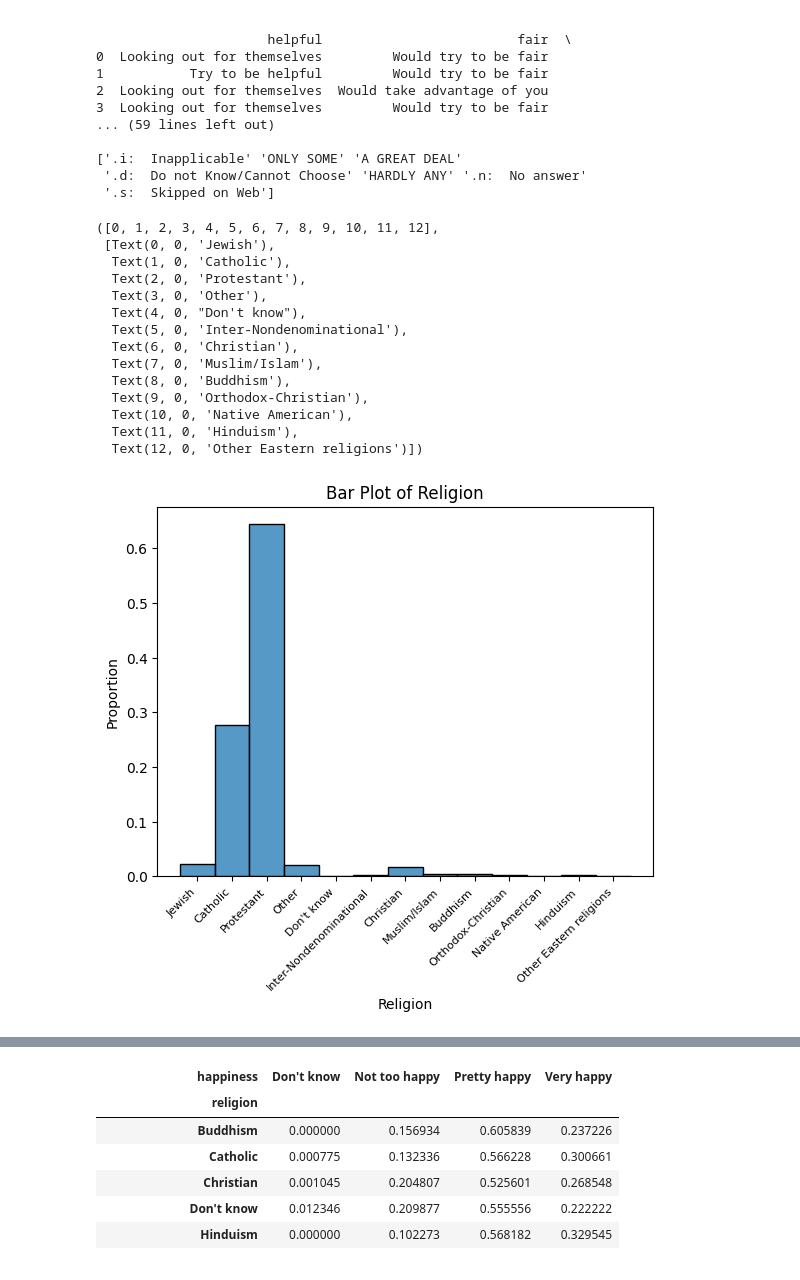
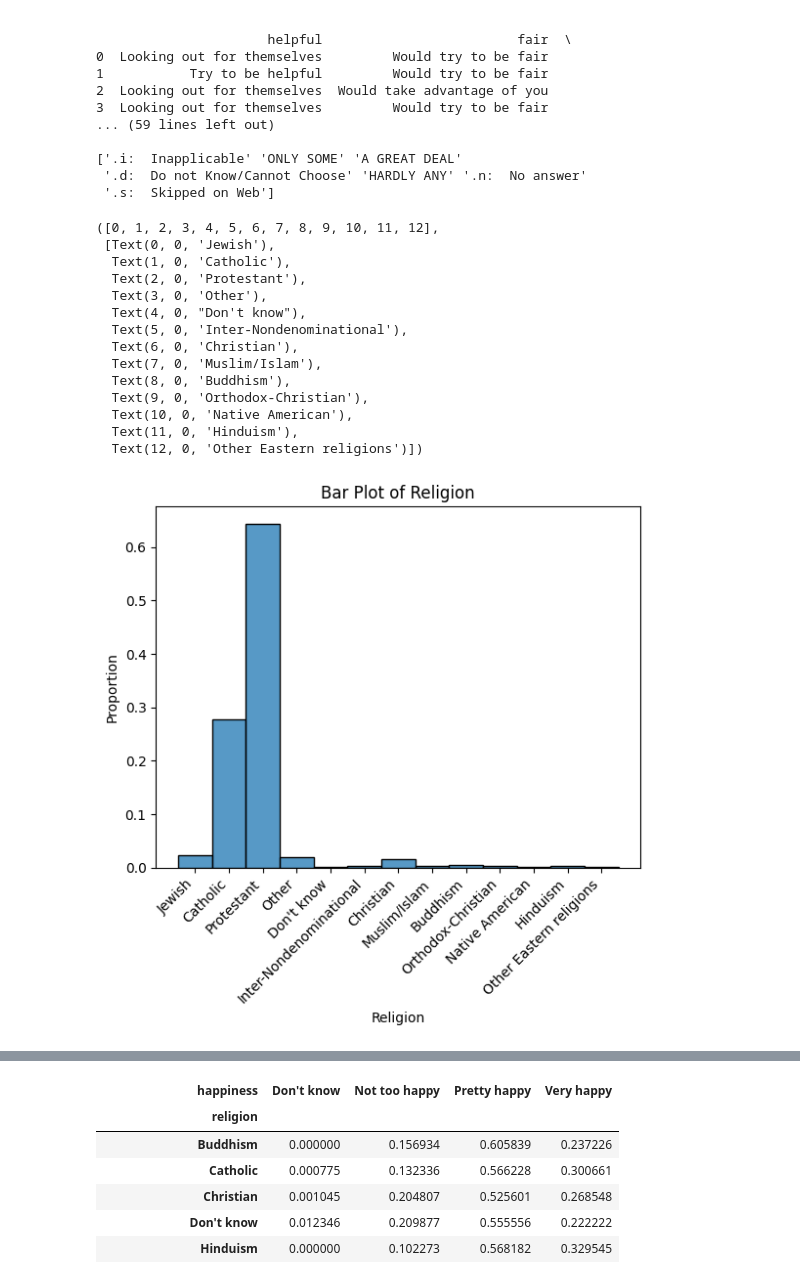
Before and after one commit to siwenliao/EDA, a Jupyter notebook: lab/extra_credit.ipynb, the cells around one changed output, grey strips where cells are left out. Saved outputs shown, nothing was run; the diff lists cells and outputs as text; code cells hidden in the pictures.

```diff
--- a/lab/extra_credit.ipynb
+++ b/lab/extra_credit.ipynb
@@ -67,25 +67,25 @@ df = df.rename(columns = {'relig': 'religion',
                           'hapmar': 'happiness_marriage',
                           'consci': 'conf_in_science'})
 
-# Printing the beginning and end of the dataset to understand what needs
-# to be cleaned
+# Printing the beginning and end of the dataset to understand what needs to be cleaned
 print(df.head(),'\n')
 print(df.tail(),'\n')
 
-# Printing the unique values of the variable to understand how dirty
-# the data is
+# Printing the unique values of the variable to understand how dirty the data is
 
-# Here, inapplicable may mean that someone is religious, hence it is not considered
-# a missing value. Similar idea with "I don't know."
+# Here, inapplicable may mean that someone is religious, hence it is not considered a missing value.
+# Similar idea with "I don't know" as confusion has meaning.
 
 print(df['religion'].unique(),'\n')
 df['religion'] = df['religion'].replace(['.n:  No answer', '.s:  Skipped on Web'],
                                         np.nan)
 df['religion'] = df['religion'].replace('.d:  Do not Know/Cannot Choose',
                                         "Don't know")
+df['religion'] = df['religion'].replace('.i:  Inapplicable', 'Inapplicable')
 
 
 # Repeating the process for other variables
+# "Inapplicable" and "I don't know" still has meaning
 print(df['religion_raised'].unique(),'\n')
 
 df['religion_raised'] = df['religion_raised'].replace([ '.n:  No answer',
@@ -97,7 +97,8 @@ df['religion_raised'] = df['religion_raised'].replace('.i:  Inapplicable',
                                                       'Inapplicable')
 
 print(df['happiness_marriage'].unique(),'\n')
-# Inapplicable may mean that someone is not married
+# Here, inapplicable may mean that someone is not married, so it still holds meaning
+# "I don't know" also holds meaning since someone can be confused with how they feel in their marriage
 df['happiness_marriage'] = df['happiness_marriage'].replace('.i:  Inapplicable',
                                                             'Inapplicable')
 df['happiness_marriage'] = df['happiness_marriage'].replace(['.n:  No answer',
@@ -106,10 +107,10 @@ df['happiness_marriage'] = df['happiness_marriage'].replace(['.n:  No answer',
 df['happiness_marriage'] = df['happiness_marriage'].replace('.d:  Do not Know/Cannot Choose',
                                                             "DON'T KNOW")
 
-# In the following variables, since happiness and views
-# on trust, helpfulness, etc. applies to everyone, and there is an option to
-# represent each level, responses that do not fall under a valid answer will
-# be replaced as NA's
+# In the following variables, since happiness and views on trust, helpfulness, etc. applies to everyone,
+# and there is an option to represent each level,
+# "Inapplicable" will be replaced with np.nan
+
 print(df['happiness'].unique(),'\n')
 df['happiness'] = df['happiness'].replace(['.n:  No answer', '.s:  Skipped on Web',
                                          '.i:  Inapplicable'],
@@ -118,7 +119,6 @@ df['happiness'] = df['happiness'].replace('.d:  Do not Know/Cannot Choose',
                                         "Don't know")
 
 print(df['helpful'].unique(),'\n')
-#
 df['helpful'] = df['helpful'].replace(['.n:  No answer', '.s:  Skipped on Web',
                                        '.y:  Not available in this year',
                                          '.i:  Inapplicable'],
@@ -142,7 +142,6 @@ df['fair'] = df['fair'].replace('.d:  Do not Know/Cannot Choose',
                                         "Don't know")
 
 print(df['conf_in_science'].unique(),'\n')
-
 df['conf_in_science'] = df['conf_in_science'].replace(['.n:  No answer',
                                                        '.s:  Skipped on Web',
                                                        '.i:  Inapplicable'],
@@ -170,21 +169,21 @@ df['conf_in_science'] = df['conf_in_science'].replace('.d:  Do not Know/Cannot C
 # %%
 import seaborn as sns
 bar_rel=sns.histplot(data=df,x='religion',stat='proportion')
 bar_rel.set(title='Bar Plot of Religion', xlabel = 'Religion', ylabel='Proportion')
-plt.xticks(rotation=45, ha='right', fontsize=8)
+plt.xticks(rotation=45, ha='right')
 # %% [output]
 ([0, 1, 2, 3, 4, 5, 6, 7, 8, 9, 10, 11, 12],
  [Text(0, 0, 'Jewish'),
   Text(1, 0, 'Catholic'),
   Text(2, 0, 'Protestant'),
   Text(3, 0, 'Other'),
   Text(4, 0, "Don't know"),
   Text(5, 0, 'Inter-Nondenominational'),
   Text(6, 0, 'Christian'),
   Text(7, 0, 'Muslim/Islam'),
   Text(8, 0, 'Buddhism'),
   Text(9, 0, 'Orthodox-Christian'),
   Text(10, 0, 'Native American'),
   Text(11, 0, 'Hinduism'),
   Text(12, 0, 'Other Eastern religions')])
-[figure, old version]
+[figure, new version]
```
Also changed, not shown: parts of 11 cells of this notebook.
